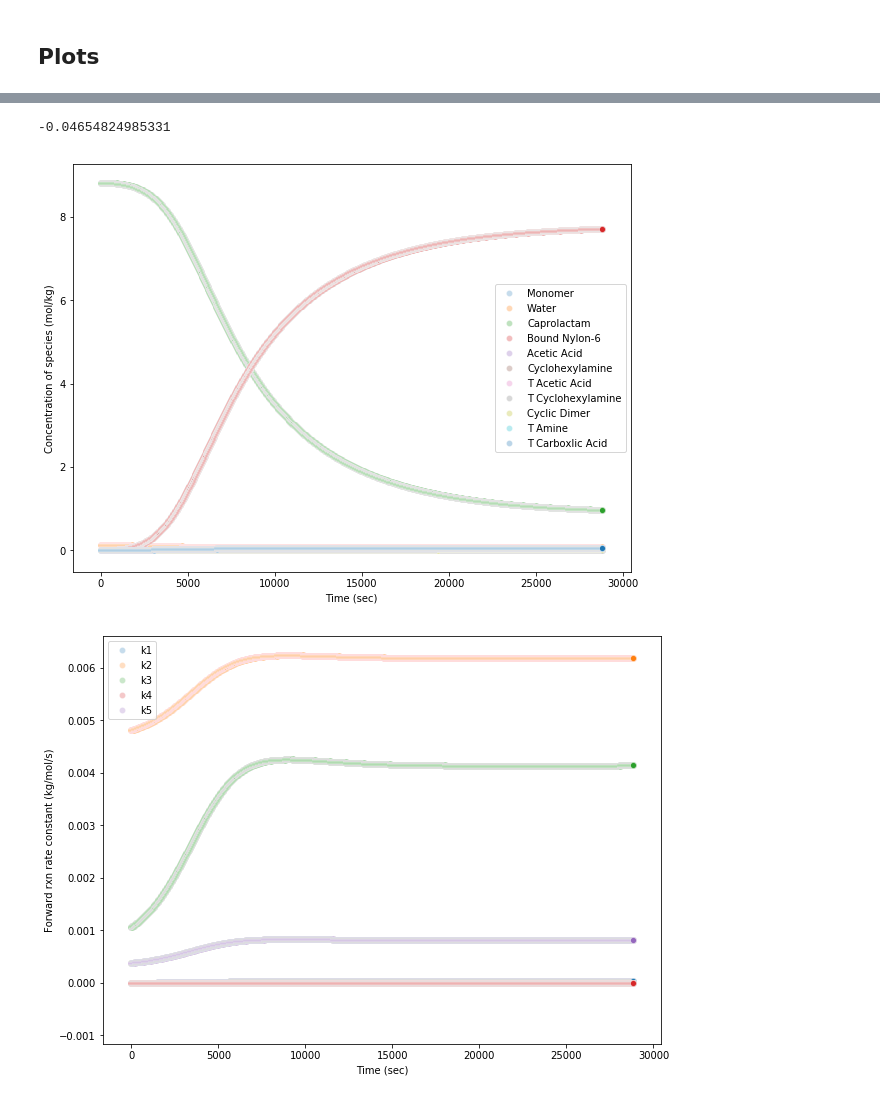
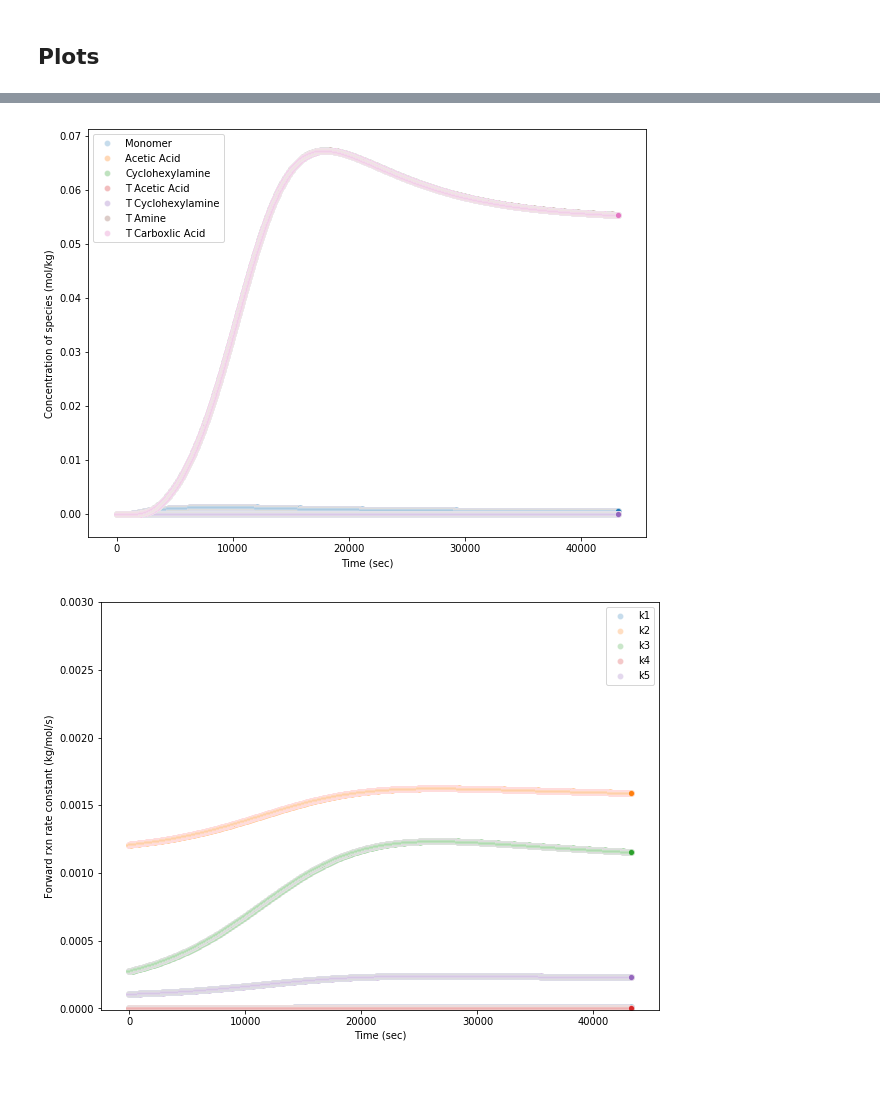
Before and after one commit to cir26/batch-sim, a Jupyter notebook: Nylon6_2phase_SIM.ipynb, the cells around one changed output, grey strips where cells are left out. Saved outputs shown, nothing was run; the diff lists cells and outputs as text; code cells hidden in the pictures.

```diff
--- a/Nylon6_2phase_SIM.ipynb
+++ b/Nylon6_2phase_SIM.ipynb
@@ -173,5 +221,5 @@ def R(eqn,index):
 # %%
-# define species difference equations
+# define difference equations
 
 def nextW(dt,index):
     return W[index]+(R(2,index)+R(3,index)+R(4,index)+R(5,index)+R(11,index)+R(12,index)+R(14,index)+R(15,index)-R(1,index)-R(8,index))*dt
@@ -185,17 +233,17 @@ def nextCD(dt,index):
 def nextAA(dt,index):
     return AA[index]+(-R(11,index)-R(12,index))*dt
 
-#def nextCHA(dt,index):
-#    return CHA[index]+(-R(13,index)-R(14,index)-R(15,index))*dt
+def nextCHA(dt,index):
+    return CHA[index]+(-R(13,index)-R(14,index)-R(15,index))*dt
 
 def nextP_1(dt,index):
     return P_1[index]+((R(1,index))-(2*R(2,index))-R(3,index)-R(4,index)-R(6,index)-R(9,index)-R(11,index)-R(14,index))*dt
 
-def nextP_2(dt,index):
+def nextP_2(index):
     return TCOOH[index]*(TNH2[index]/(BACA[index]+TNH2[index]))
 
-def nextP_3(dt,index):
-    return TCOOH[index]*(TNH2[index]/(BACA[index]+TNH2[index]))*(BACA[index]/(BACA[index]+TNH2[index]))
+def nextP_3(index):
+    return TCOOH[index]*(BACA[index]/(BACA[index]+TNH2[index]))*(TNH2[index]/(BACA[index]+TNH2[index]))
 
 def nextBACA(dt,index):
     return BACA[index]+(R(3,index)+R(4,index)+(2*R(5,index))+R(7,index)+R(9,index)+(2*R(10,index))+R(12,index)+R(15,index))*dt
@@ -209,5 +257,5 @@ def nextTCOOH(dt,index):
 def nextTAA(dt,index):
     return TAA[index]+(R(11,index)+R(12,index))*dt
 
-#def nextTCHA(dt,index):
-#    return TCHA[index]+(R(13,index)+R(14,index)+R(15,index))*dt
+def nextTCHA(dt,index):
+    return TCHA[index]+(R(13,index)+R(14,index)+R(15,index))*dt
@@ -250,9 +263,9 @@ def P_sat(species,index): # vapor pressure
 #### Initial conditions
 # %%
 # initial mass charge (kg)
-W_mass=1.5
-CL_mass=(W_mass)*450
-AA_mass=(CL_mass)*0.004/1000
+W_mass=3
+CL_mass=(W_mass)*240
+AA_mass=(CL_mass)*0.004/10000
 CHA_mass=(CL_mass)*0.004*(5/3)/1000
 
 total_mass = W_mass+CL_mass+AA_mass+CHA_mass
@@ -273,17 +286,17 @@ TCHA[0]=0
 x_n[0]=0
 m_n[0]=0
 
-k1[0]=A_0[1]*exp(-E_0[1]/(R_const*T))
-k2[0]=A_0[2]*exp(-E_0[2]/(R_const*T))
-k3[0]=A_0[3]*exp(-E_0[3]/(R_const*T))
-k4[0]=A_0[4]*exp(-E_0[4]/(R_const*T))
-k5[0]=A_0[5]*exp(-E_0[5]/(R_const*T))
+k1[0]=A_0[1]*exp(-E_0[1]/(R_const*T[0]))
+k2[0]=A_0[2]*exp(-E_0[2]/(R_const*T[0]))
+k3[0]=A_0[3]*exp(-E_0[3]/(R_const*T[0]))
+k4[0]=A_0[4]*exp(-E_0[4]/(R_const*T[0]))
+k5[0]=A_0[5]*exp(-E_0[5]/(R_const*T[0]))
 
-k1_prime[0]=k1[0]/exp((delS[1]-(delH[1]/T))/R_const)
-k2_prime[0]=k2[0]/exp((delS[2]-(delH[2]/T))/R_const)
-k3_prime[0]=k3[0]/exp((delS[3]-(delH[3]/T))/R_const)
-k4_prime[0]=k4[0]/exp((delS[4]-(delH[4]/T))/R_const)
-k5_prime[0]=k5[0]/exp((delS[5]-(delH[5]/T))/R_const)
+k1_prime[0]=k1[0]/exp((delS[1]-(delH[1]/T[0]))/R_const)
+k2_prime[0]=k2[0]/exp((delS[2]-(delH[2]/T[0]))/R_const)
+k3_prime[0]=k3[0]/exp((delS[3]-(delH[3]/T[0]))/R_const)
+k4_prime[0]=k4[0]/exp((delS[4]-(delH[4]/T[0]))/R_const)
+k5_prime[0]=k5[0]/exp((delS[5]-(delH[5]/T[0]))/R_const)
 # %% [markdown]
 #### Solve difference equations using euler's finite difference method
 # %%
@@ -432,19 +447,15 @@ plt.show()
-# %%
-(df['X_w'][dt*N]-df['X_w'][0])/df['X_w'][0]
-# %% [output]
--0.04654824985331
 # %%
 # plot concentration as a function of time for each significant species
 fig,ax = plt.subplots(figsize=(10,7.5))
 sns.scatterplot(x="t", y="P_1", data=df, ax=ax,label="Monomer",alpha=0.25)
-sns.scatterplot(x="t", y="W", data=df,ax=ax,label="Water",alpha=0.3)
-sns.scatterplot(x="t", y="CL", data=df,ax=ax,label="Caprolactam",alpha=0.3)
-sns.scatterplot(x="t", y="BACA", data=df,ax=ax,label="Bound Nylon-6",alpha=0.3)
+#sns.scatterplot(x="t", y="W", data=df,ax=ax,label="Water",alpha=0.3)
+#sns.scatterplot(x="t", y="CL", data=df,ax=ax,label="Caprolactam",alpha=0.3)
+#sns.scatterplot(x="t", y="BACA", data=df,ax=ax,label="Bound Nylon-6",alpha=0.3)
 sns.scatterplot(x="t", y="AA", data=df,ax=ax,label="Acetic Acid",alpha=0.3)
 sns.scatterplot(x="t", y="CHA", data=df,ax=ax,label="Cyclohexylamine",alpha=0.3)
 sns.scatterplot(x="t", y="TAA", data=df,ax=ax,label="T Acetic Acid",alpha=0.3)
 sns.scatterplot(x="t", y="TCHA", data=df,ax=ax,label="T Cyclohexylamine",alpha=0.3)
-sns.scatterplot(x="t", y="CD", data=df,ax=ax,label="Cyclic Dimer",alpha=0.3)
+#sns.scatterplot(x="t", y="CD", data=df,ax=ax,label="Cyclic Dimer",alpha=0.3)
 sns.scatterplot(x="t", y="TNH2", data=df,ax=ax,label="T Amine",alpha=0.3)
 sns.scatterplot(x="t", y="TCOOH", data=df,ax=ax,label="T Carboxlic Acid",alpha=0.3)
 plt.ylabel("Concentration of species (mol/kg)")
@@ -453,23 +464,23 @@ plt.xlabel("Time (sec)")
 plt.legend()
 plt.show()
 # %% [output]
-[figure, old version]
+[figure, new version]
 # %%
 # plot forward rxn rate constants
 fig,ax = plt.subplots(figsize=(10,7.5))
 sns.scatterplot(x="t", y="k1", data=df, ax=ax,label="k1",alpha=0.25)
 sns.scatterplot(x="t", y="k2", data=df,ax=ax,label="k2",alpha=0.25)
 sns.scatterplot(x="t", y="k3", data=df,ax=ax,label="k3",alpha=0.25)
 sns.scatterplot(x="t", y="k4", data=df,ax=ax,label="k4",alpha=0.25)
 sns.scatterplot(x="t", y="k5", data=df,ax=ax,label="k5",alpha=0.25)
 plt.ylabel("Forward rxn rate constant (kg/mol/s)")
 plt.xlabel("Time (sec)")
 #plt.xlim(0,21600)
-#plt.ylim(-0.001,0.003)
+plt.ylim(-0.00001,0.003)
 plt.legend()
 plt.show()
 # %% [output]
-[figure, old version]
+[figure, new version]
 # %%
 # plot reverse rxn rate constants
 fig, ax = plt.subplots(figsize=(10,7.5))
```
Also changed, not shown: parts of 16 cells of this notebook.
